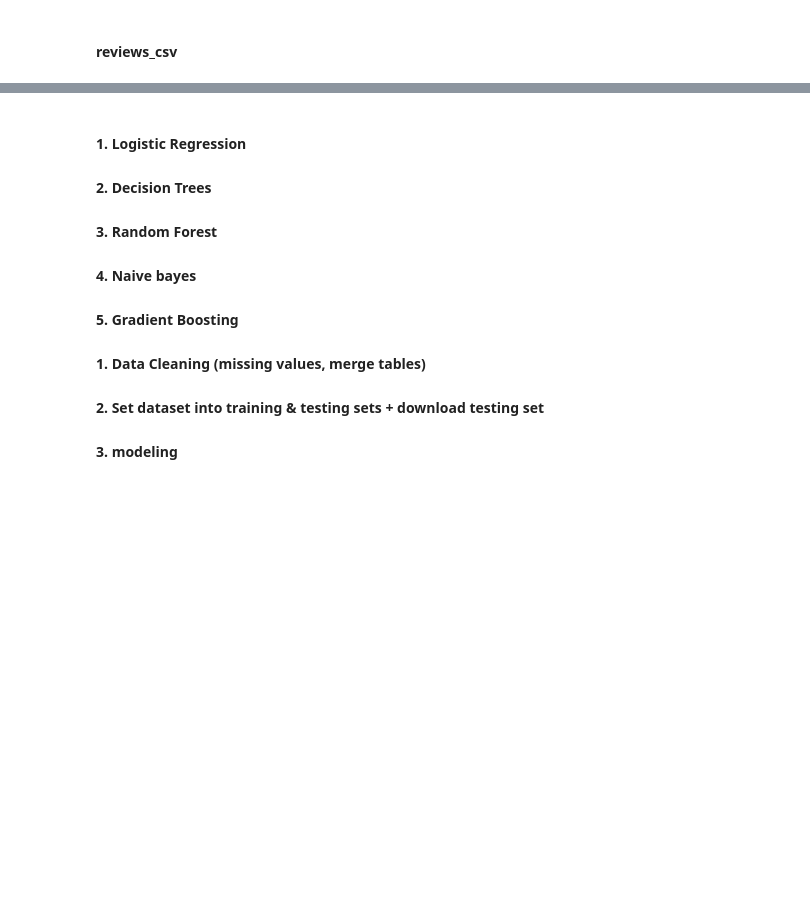
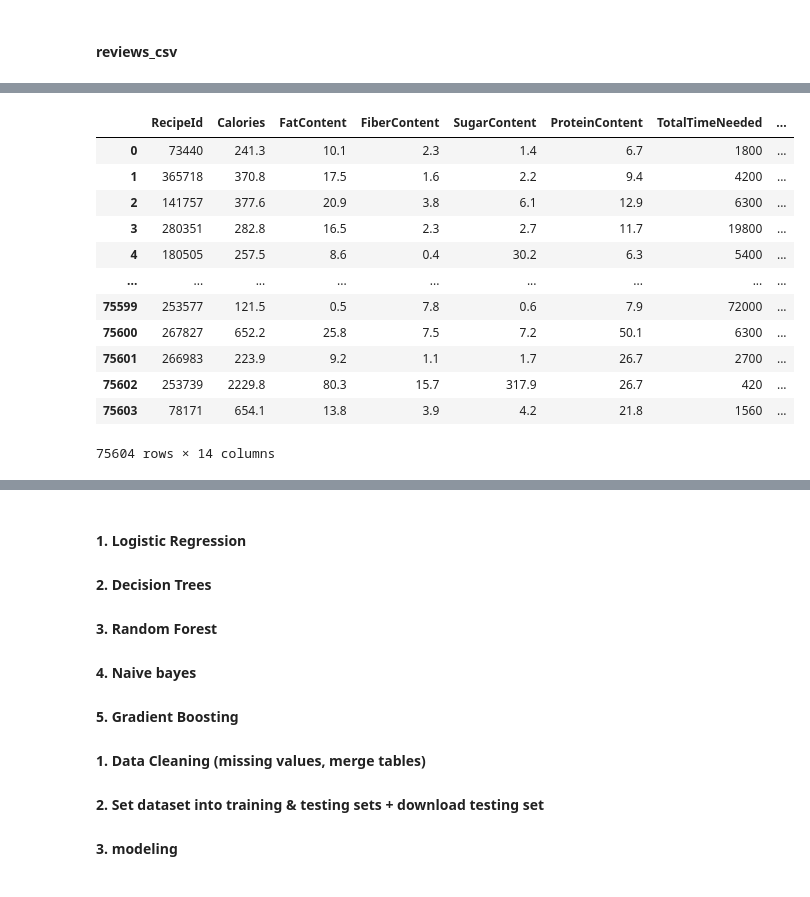
Before and after one commit to MittmannM/AnalyticsCupTUM, a Jupyter notebook: AC.ipynb, the cells around one changed output, grey strips where cells are left out. Drawn from its saved outputs; the diff is of its cells as text; code cells hidden in the pictures; blank space fills up the shorter version.

```diff
--- a/AC.ipynb
+++ b/AC.ipynb
@@ -177,0 +192,16 @@ review_diet_with_request
+# %%
+recipes_csv
+# %% [output]
+|  | RecipeId | Calories | FatContent | FiberContent | SugarContent | ProteinContent | TotalTimeNeeded | ... |
+| 0 | 73440 | 241.3 | 10.1 | 2.3 | 1.4 | 6.7 | 1800 | ... |
+| 1 | 365718 | 370.8 | 17.5 | 1.6 | 2.2 | 9.4 | 4200 | ... |
+| 2 | 141757 | 377.6 | 20.9 | 3.8 | 6.1 | 12.9 | 6300 | ... |
+| 3 | 280351 | 282.8 | 16.5 | 2.3 | 2.7 | 11.7 | 19800 | ... |
+| 4 | 180505 | 257.5 | 8.6 | 0.4 | 30.2 | 6.3 | 5400 | ... |
+| ... | ... | ... | ... | ... | ... | ... | ... | ... |
+| 75599 | 253577 | 121.5 | 0.5 | 7.8 | 0.6 | 7.9 | 72000 | ... |
+| 75600 | 267827 | 652.2 | 25.8 | 7.5 | 7.2 | 50.1 | 6300 | ... |
+| 75601 | 266983 | 223.9 | 9.2 | 1.1 | 1.7 | 26.7 | 2700 | ... |
+| 75602 | 253739 | 2229.8 | 80.3 | 15.7 | 317.9 | 26.7 | 420 | ... |
+| 75603 | 78171 | 654.1 | 13.8 | 3.9 | 4.2 | 21.8 | 1560 | ... |
+75604 rows × 14 columns
```
Also changed, not shown: parts of 10 cells of this notebook.
